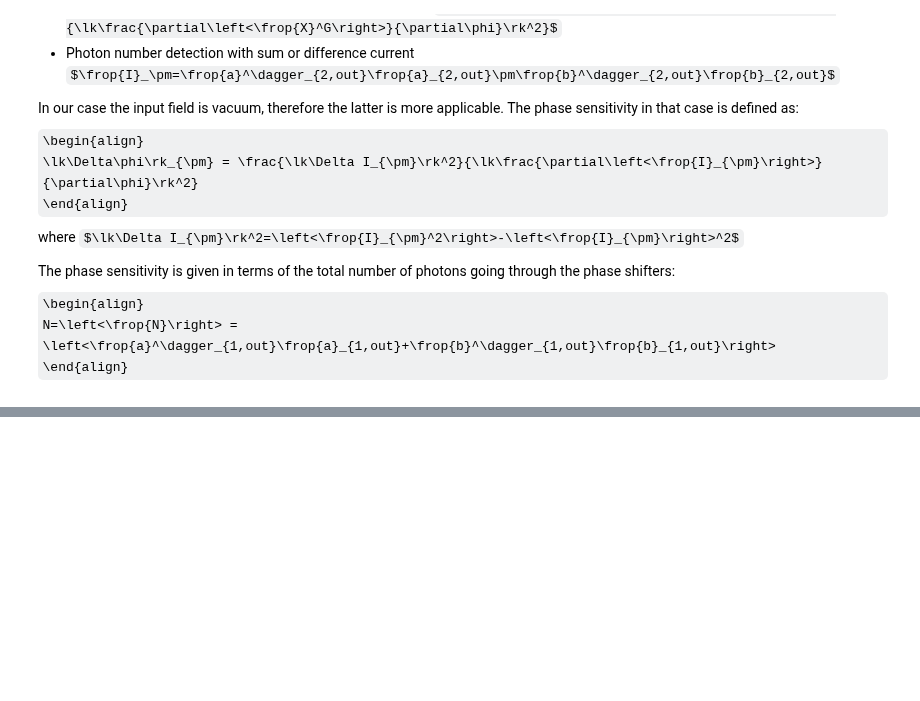
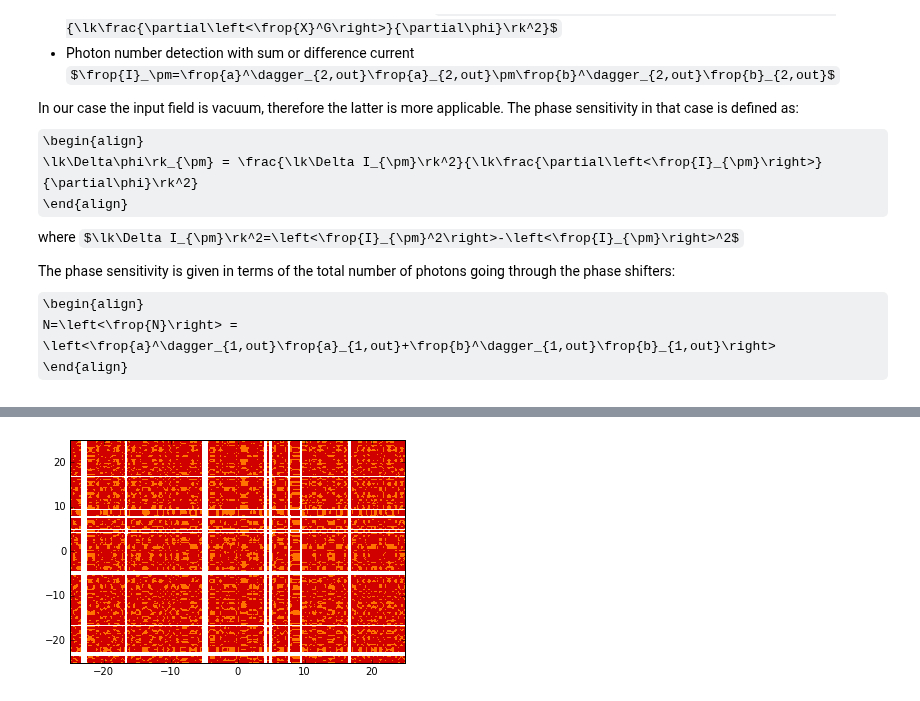
Before and after one commit to nemetniki/General-linear-model, a Jupyter notebook: NDPA.ipynb, the cells around one changed output, grey strips where cells are left out. Cells and saved outputs as stored; diff of their text form; code cells hidden in the pictures; some formulas as TeX source; blank space fills up the shorter version.

Commit message:
phase sensitivity implemented

```diff
--- a/NDPA.ipynb
+++ b/NDPA.ipynb
@@ -772,0 +827,78 @@ N=\left<\frop{N}\right> = \left<\frop{a}^\dagger_{1,out}\frop{a}_{1,out}+\frop{b
+# %%
+import numpy as np
+%matplotlib inline
+import matplotlib.pyplot as plt
+
+def sens(x,delta,kapa,kapb,ra,rb,kta,ktb,phia,phib,La,Lb):
+# Function to determine the phase sensitivity of the setup
+
+    ## Parameters from inputs ##
+    kapa  = kapa*2*np.pi
+    kapb  = kapb*2*np.pi
+    La    = La/100.
+    Lb    = Lb/100.
+    phia  = phia*np.pi
+    phib  = phib*np.pi
+    taua  = kta/kapa
+    taub  = ktb/kapa
+    Del   = delta*kapa
+    eps   = x*kapa
+    kap1a = kapa * ra                         #\kappa_{1,a} (coupling on the right hand side in mode a)
+    kap1b = kapb * rb                         #\kappa_{1,b} (coupling on the right hand side in mode b)
+    kap2a = kapa * (1-ra)                     #\kappa_{2,a} (coupling on the left hand side in mode a)
+    kap2b = kapb * (1-rb)                     #\kappa_{2,b} (coupling on the left hand side in mode b)
+
+    ka = 2*np.sqrt(ra*(1-ra)*(1-La))*kapa    #k_a (feedback strength in mode a)
+    kb = 2*np.sqrt(rb*(1-rb)*(1-Lb))*kapb    #k_b (feedback strength in mode b)
+
+    ### EXPRESSIONS ###
+    def Ei(nu,t,phi):
+        return np.exp(1j*(nu*t+phi))
+    def d(nu,t,phi,kap,Del,k):
+        return kap - 1j*(nu+Del) + k*Ei(nu,t,phi)
+    def Lf(nu,Del,tp,phip,kapp,kp,tm,phim,kapm,km):
+        return abs(eps)**2 - d(nu,tp,phip,kapp,Del,kp)*d(nu,tm,phim,kapm,-Del,km)
+
+    def albe(nu,t,phi,kap1,kap2,L):
+        return np.sqrt(2*kap1) + np.sqrt(2*kap2*(1-L))*Ei(nu,t,phi)
+    def D(nu,Del,tp,phip,kapp,kp,tm,phim,kapm,km,kap1,kap2,L):
+        return np.sqrt(1-L)*Lf(nu,-Del,tp,phip,kapp,kp,tm,phim,kapm,km)*Ei(nu,tm,phim) +\
+        d(nu,tp,phip,kapp,-Del,kp)*albe(nu,tm,phim,kap1,kap2,L)*albe(nu,tm,phim,kap2,kap1,L)
+
+    def E(nu,Del,tp,phip,kapp,kp,tm,phim,kapm,km,kap1,kap2,L):
+        return np.sqrt(L)*np.sqrt(2*kap2)*d(nu,tp,phip,kapp,-Del,kp)*albe(nu,tm,phim,kap2,kap1,L) +\
+        Lf(nu,Del,tp,phip,kapp,kp,tm,phim,kapm,km)
+
+    def K(nu,t,phi,kap,k,kap1,L):
+        return kap + k*np.cos(phi+nu*t) - kap1*L
+
+    def U(nu,nup,tp,phip,kapp,Del,kp,Lp,kap1p,kap2p,tm,phim,kapm,km,Lm,kap1m,kap2m):
+        return 4*K(-nu,tp,phip,kapp,kp,kap1p,Lp)*K(nu,tm,phim,kapm,km,kap1m,0)*\
+    (abs(D(nup,Del,tm,phim,kapm,km,tp,phip,kapp,kp,kap1p,kap2p,Lp))**2+\
+     abs(E(nup,Del,tm,phim,kapm,km,tp,phip,kapp,kp,kap1p,kap2p,Lp))**2) +\
+    np.conj(albe(-nu,tp,phip,kap2p,kap1p,Lp))*albe(-nup,tm,phim,kap2m,kap1m,Lm)*\
+    (albe(nu,tm,phim,kap1m,kap2m,Lm)*np.conj(D(nu,-Del,tp,phip,kapp,kp,tm,phim,kapm,km,kap1m,kap2m,Lm))+\
+    np.sqrt(2*kap2m*Lm)*np.conj(E(nu,-Del,tp,phip,kapp,kp,tm,phim,kapm,km,kap1m,kap2m,Lm)))*\
+    (np.conj(albe(nup,tp,phip,kap1p,kap2p,Lp))*D(nup,Del,tm,phim,kapm,km,tp,phip,kapp,kp,kap1p,kap2p,Lp)+\
+    np.sqrt(2*kap2p*Lp)*np.conj(E(nup,Del,tm,phim,kapm,km,tp,phip,kapp,kp,kap1p,kap2p,Lp)))
+
+    def uncert(nu,nup):
+        return np.abs(eps)**2*(U(nu,nup,taua,phia,kapa,Del,ka,La,kap1a,kap2a,taub,phib,kapb,kb,Lb,kap1b,kap2b)/\
+                            (np.abs(Lf(nu,Del,taua,phia,kapa,ka,taub,phib,kapb,kb))**2*\
+                            np.abs(Lf(nup,-Del,taub,phib,kapb,kb,taua,phia,kapa,ka))**2)+
+                            U(nu,nup,taub,phib,kapb,-Del,kb,Lb,kap1b,kap2b,taua,phia,kapa,ka,La,kap1a,kap2a)/\
+                            (np.abs(Lf(nup,Del,taua,phia,kapa,ka,taub,phib,kapb,kb))**2*\
+                            np.abs(Lf(nu,-Del,taub,phib,kapb,kb,taua,phia,kapa,ka))**2))
+    def denom(nu,nup):
+        return derivp(nu,eps,Del,kapa,kapb,kap1a,kap1b,ka,kb,taua,taub,phia,phib,La,Lb)*\
+    derivp(nup,eps,Del,kapa,kapb,kap1a,kap1b,ka,kb,taua,taub,phia,phib,La,Lb)
+
+    nu  = np.linspace(-25,25,200)
+    nup = np.linspace(-25,25,200)
+    nu,nup = np.meshgrid(nu,nup)
+    plt.contourf(nu,nup,uncert(nu,nup)/denom(nu,nup))
+    plt.show()
+#sens(x,delta,kapa,kapb,ra,rb,kta,ktb,phia,phib,La,Lb):
+sens(0.5,0,10,10,0.5,0.5,1.8833,1.8833,0,0,0,0)
+# %% [output]
+[figure, added]
```
Also changed, not shown: parts of 2 cells of this notebook.
